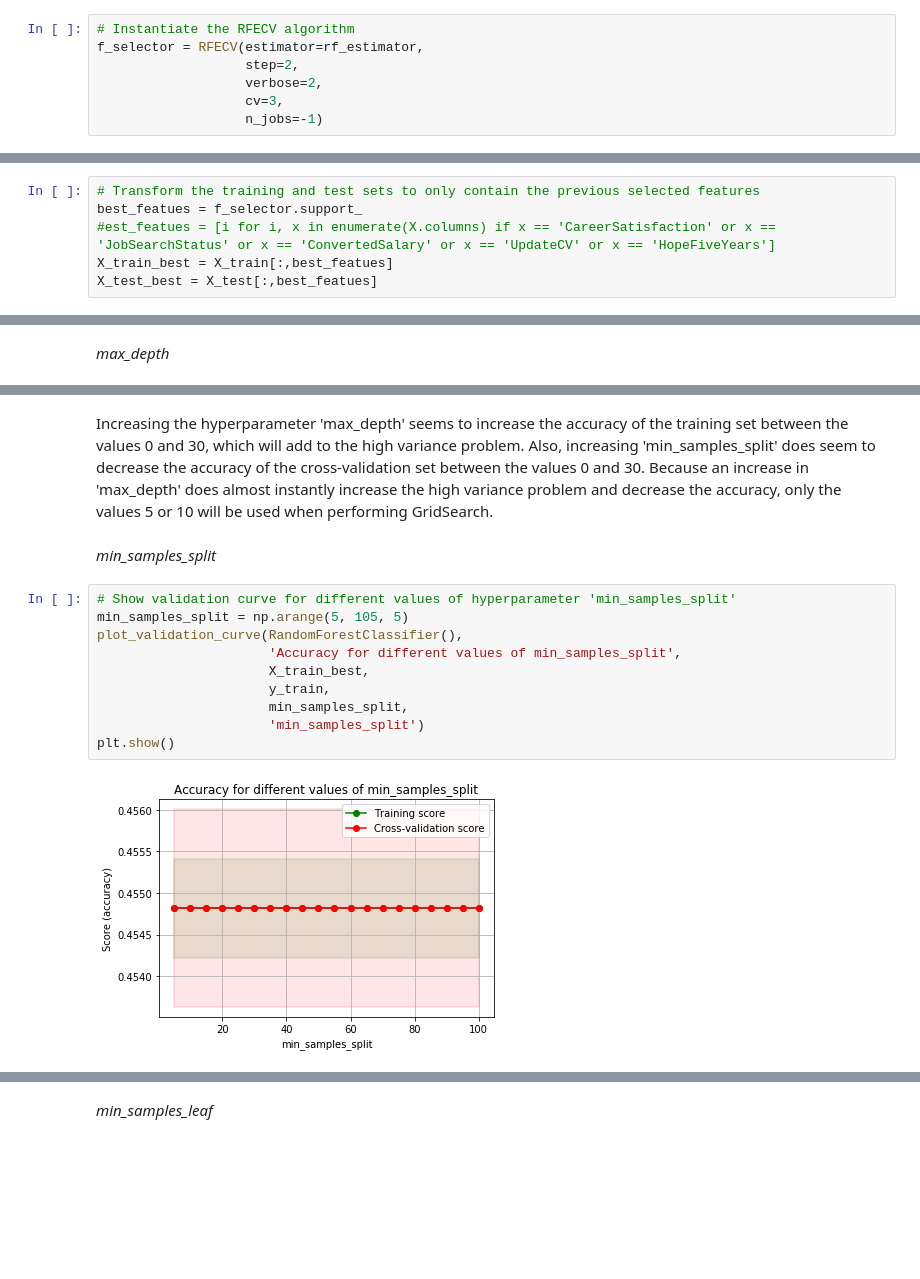
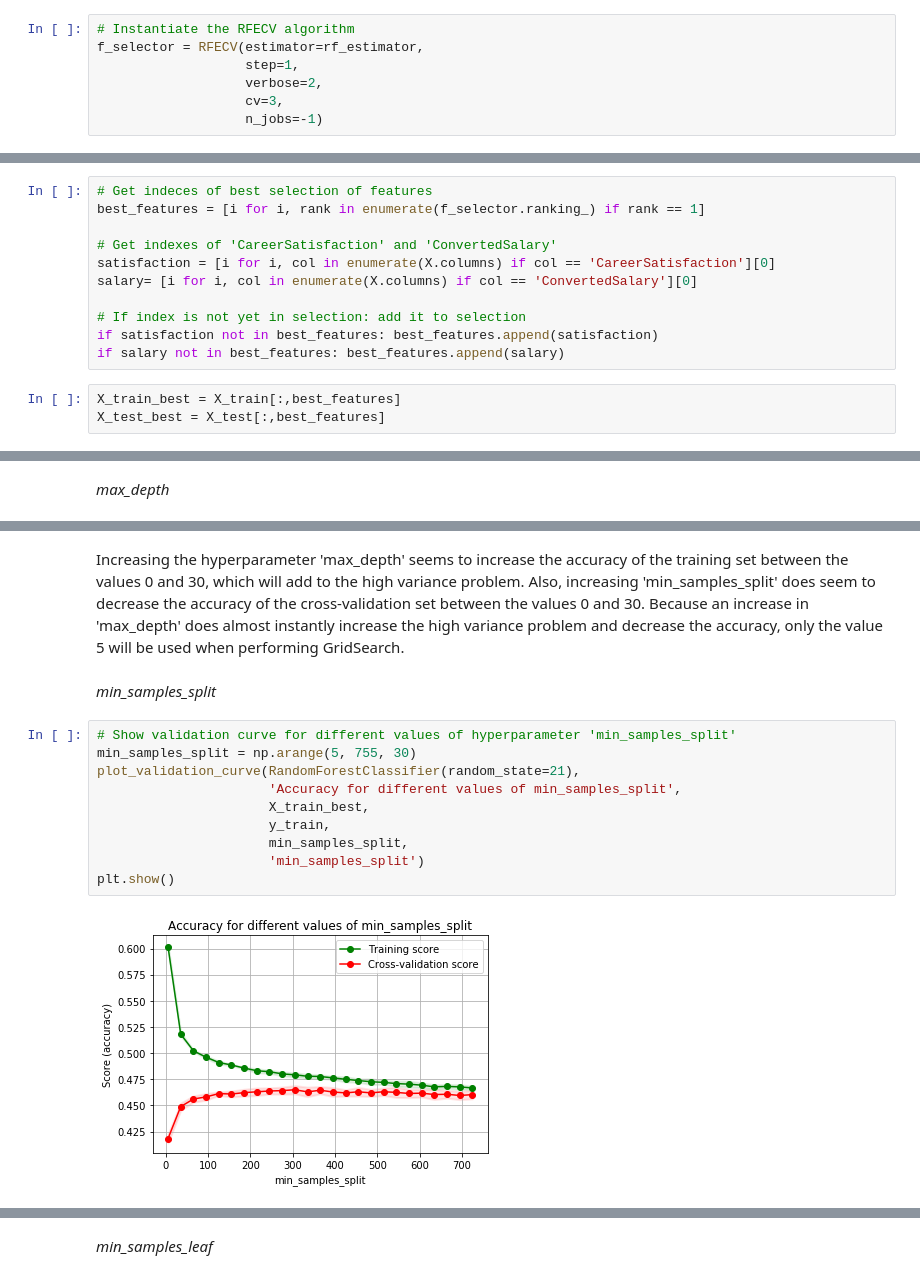
Before and after one commit to Vidovitsch/stack-overflow-survey-model, a Jupyter notebook: research.ipynb, the cells around one changed output, grey strips where cells are left out. Cells and saved outputs as stored; diff of their text form; blank space fills up the shorter version.

```diff
--- a/research.ipynb
+++ b/research.ipynb
@@ -293,7 +259,7 @@ rf_estimator = random_search.best_estimator_
 # %%
 # Instantiate the RFECV algorithm
 f_selector = RFECV(estimator=rf_estimator,
-                   step=2,
+                   step=1,
                    verbose=2,
                    cv=3,
                    n_jobs=-1)
@@ -339,3 +303,17 @@ ranking
+# %%
+# Get indeces of best selection of features
+best_features = [i for i, rank in enumerate(f_selector.ranking_) if rank == 1]
+
+# Get indexes of 'CareerSatisfaction' and 'ConvertedSalary'
+satisfaction = [i for i, col in enumerate(X.columns) if col == 'CareerSatisfaction'][0]
+salary= [i for i, col in enumerate(X.columns) if col == 'ConvertedSalary'][0]
+
+# If index is not yet in selection: add it to selection
+if satisfaction not in best_features: best_features.append(satisfaction)
+if salary not in best_features: best_features.append(salary)
+# %%
+X_train_best = X_train[:,best_features]
+X_test_best = X_test[:,best_features]
 # %% [markdown]
 ### 4.6. Train different classifiers using selected features
 In this section the following classifiers will be fine tuned and trained to predict job satisfaction:
@@ -349,12 +327,6 @@ from sklearn.model_selection import learning_curve
 from sklearn.model_selection import validation_curve
 
 from sklearn.metrics import accuracy_score, f1_score, precision_score, recall_score, confusion_matrix
-# %%
-# Transform the training and test sets to only contain the previous selected features
-best_featues = f_selector.support_
-#est_featues = [i for i, x in enumerate(X.columns) if x == 'CareerSatisfaction' or x == 'JobSearchStatus' or x == 'ConvertedSalary' or x == 'UpdateCV' or x == 'HopeFiveYears']
-X_train_best = X_train[:,best_featues]
-X_test_best = X_test[:,best_featues]
 # %%
 # Define a function for plotting learning curves:
 # Learning curves show the learning rate of the training and
@@ -509,17 +481,17 @@ plt.show()
 # %% [markdown]
-Increasing the hyperparameter 'max_depth' seems to increase the accuracy of the training set between the values 0 and 30, which will add to the high variance problem. Also, increasing 'min_samples_split' does seem to decrease the accuracy of the cross-validation set between the values 0 and 30. Because an increase in 'max_depth' does almost instantly increase the high variance problem and decrease the accuracy, only the values 5 or 10 will be used when performing GridSearch.
+Increasing the hyperparameter 'max_depth' seems to increase the accuracy of the training set between the values 0 and 30, which will add to the high variance problem. Also, increasing 'min_samples_split' does seem to decrease the accuracy of the cross-validation set between the values 0 and 30. Because an increase in 'max_depth' does almost instantly increase the high variance problem and decrease the accuracy, only the value 5 will be used when performing GridSearch.
 # %% [markdown]
 *min_samples_split*
 # %%
 # Show validation curve for different values of hyperparameter 'min_samples_split'
-min_samples_split = np.arange(5, 105, 5)
-plot_validation_curve(RandomForestClassifier(),
+min_samples_split = np.arange(5, 755, 30)
+plot_validation_curve(RandomForestClassifier(random_state=21),
                       'Accuracy for different values of min_samples_split',
                       X_train_best,
                       y_train,
                       min_samples_split,
                       'min_samples_split')
 plt.show()
 # %% [output]
-[figure, old version]
+[figure, new version]
 # %% [markdown]
```
Also changed, not shown: parts of 55 cells of this notebook, 1 other file.
